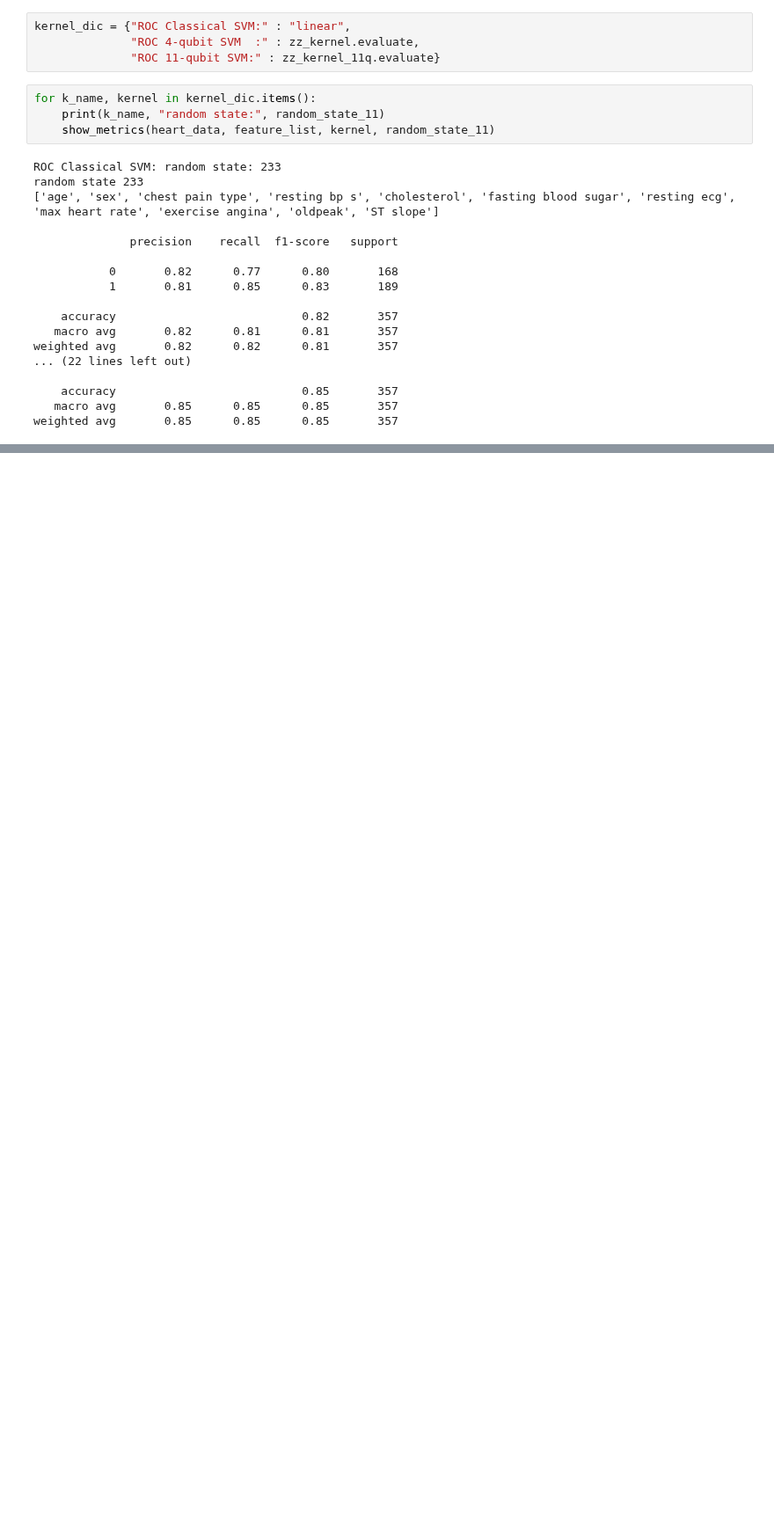
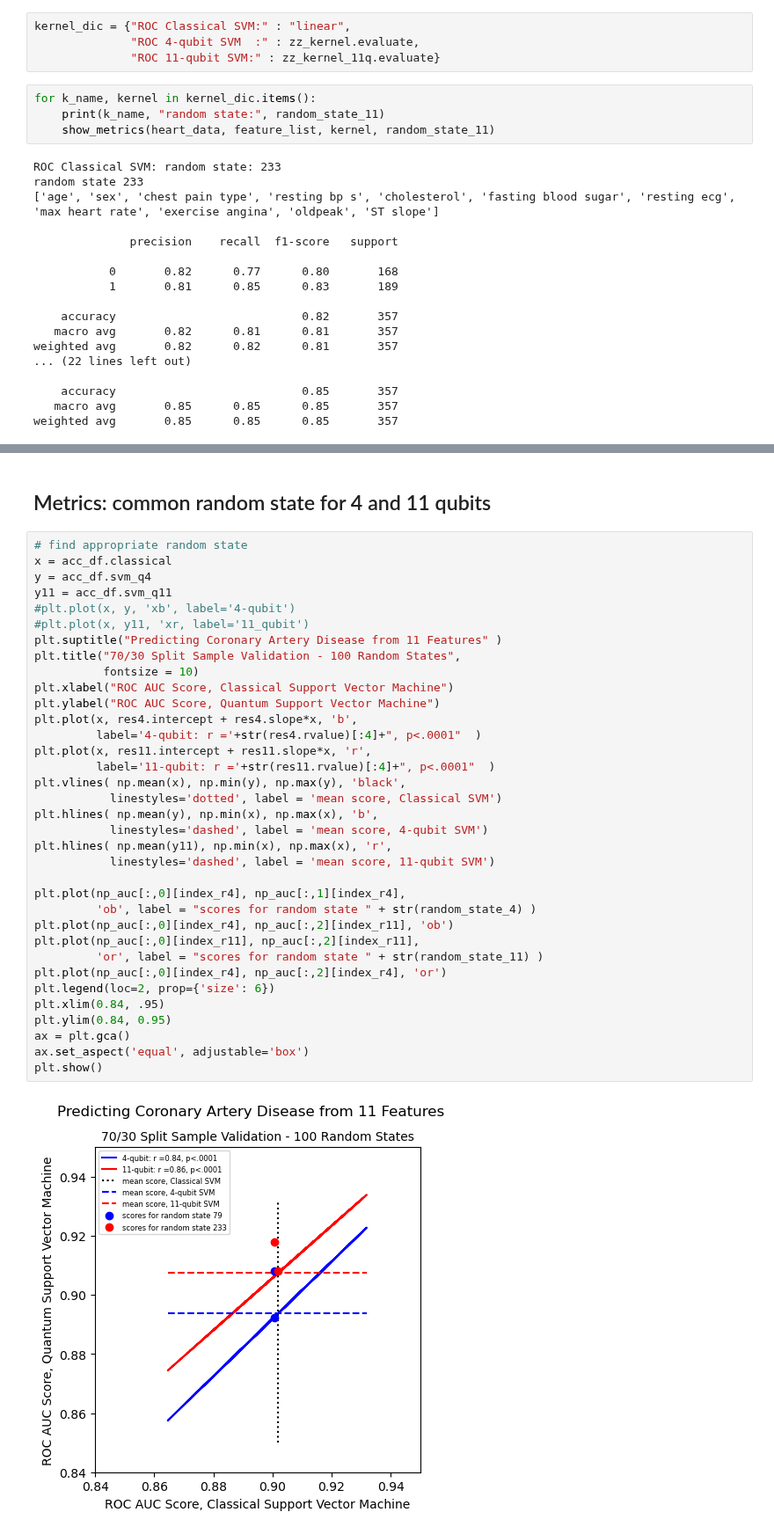
Before and after one commit to pdc-quantum/qml-cad, a Jupyter notebook: Prime_IEEE_Eleven_Features_Classical_vs_QSVM_Tabular.ipynb, the cells around one changed output, grey strips where cells are left out. Shown at 88% size. Drawn from its saved outputs; the diff is of its cells as text; blank space fills up the shorter version.

```diff
--- a/Prime_IEEE_Eleven_Features_Classical_vs_QSVM_Tabular.ipynb
+++ b/Prime_IEEE_Eleven_Features_Classical_vs_QSVM_Tabular.ipynb
@@ -512,0 +465,39 @@ plt.show()
+# %% [markdown]
+## Metrics: common  random state for 4 and 11 qubits
+# %%
+# find appropriate random state
+x = acc_df.classical
+y = acc_df.svm_q4
+y11 = acc_df.svm_q11
+#plt.plot(x, y, 'xb', label='4-qubit')
+#plt.plot(x, y11, 'xr, label='11_qubit')
+plt.suptitle("Predicting Coronary Artery Disease from 11 Features" )
+plt.title("70/30 Split Sample Validation - 100 Random States",
+          fontsize = 10)
+plt.xlabel("ROC AUC Score, Classical Support Vector Machine")
+plt.ylabel("ROC AUC Score, Quantum Support Vector Machine")
+plt.plot(x, res4.intercept + res4.slope*x, 'b',
+         label='4-qubit: r ='+str(res4.rvalue)[:4]+", p<.0001"  )
+plt.plot(x, res11.intercept + res11.slope*x, 'r',
+         label='11-qubit: r ='+str(res11.rvalue)[:4]+", p<.0001"  )
+plt.vlines( np.mean(x), np.min(y), np.max(y), 'black',
+           linestyles='dotted', label = 'mean score, Classical SVM')
+plt.hlines( np.mean(y), np.min(x), np.max(x), 'b',
+           linestyles='dashed', label = 'mean score, 4-qubit SVM')
+plt.hlines( np.mean(y11), np.min(x), np.max(x), 'r',
+           linestyles='dashed', label = 'mean score, 11-qubit SVM')
+
+plt.plot(np_auc[:,0][index_r4], np_auc[:,1][index_r4],
+         'ob', label = "scores for random state " + str(random_state_4) )
+plt.plot(np_auc[:,0][index_r4], np_auc[:,2][index_r11], 'ob')
+plt.plot(np_auc[:,0][index_r11], np_auc[:,2][index_r11],
+         'or', label = "scores for random state " + str(random_state_11) )
+plt.plot(np_auc[:,0][index_r4], np_auc[:,2][index_r4], 'or')
+plt.legend(loc=2, prop={'size': 6})
+plt.xlim(0.84, .95)
+plt.ylim(0.84, 0.95)
+ax = plt.gca()
+ax.set_aspect('equal', adjustable='box')
+plt.show()
+# %% [output]
+[figure, added]
```
Also changed, not shown: parts of 36 cells of this notebook, 1 other file.
